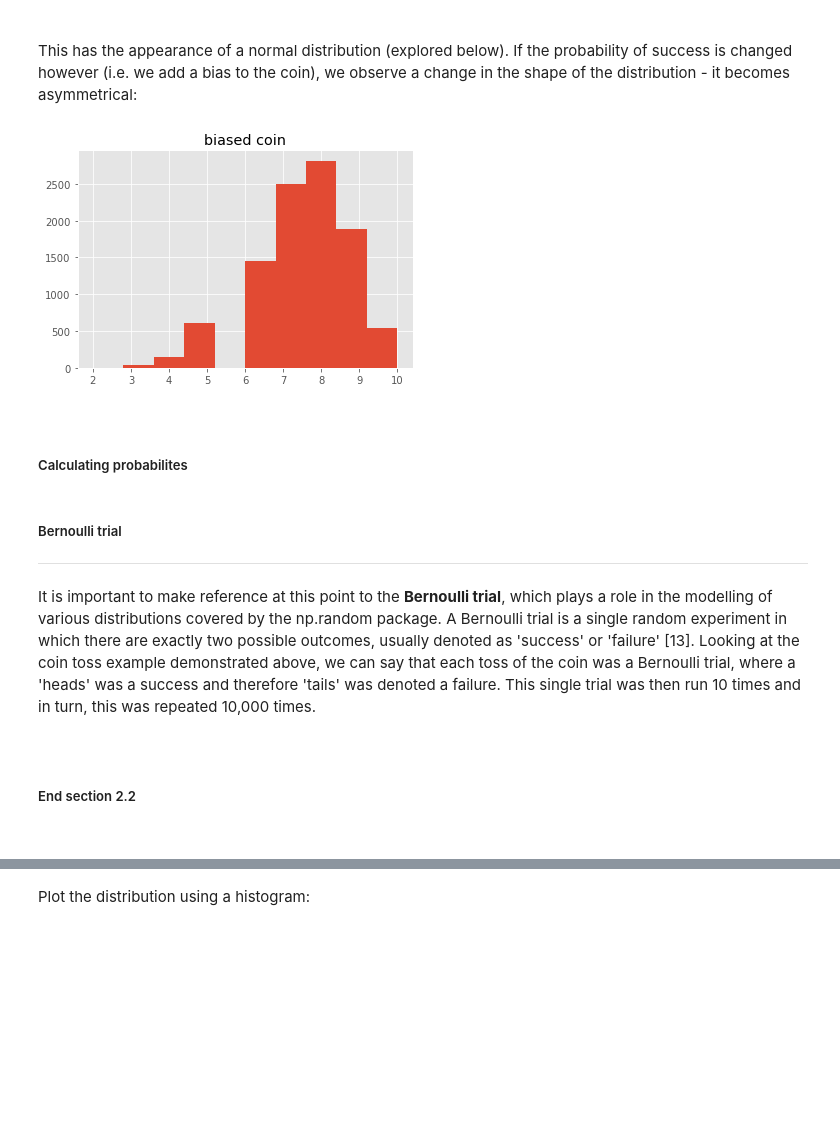
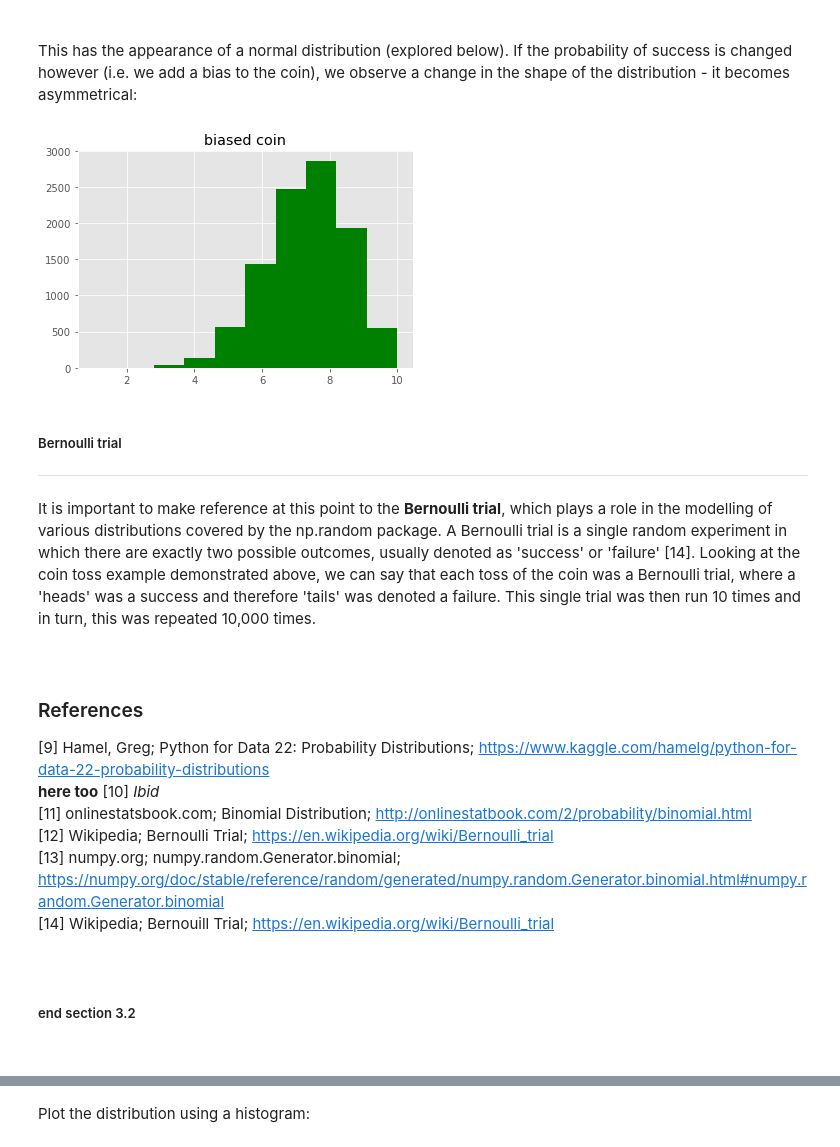
Before and after one commit to colm-o-caoimh/NumpyRandom, a Jupyter notebook: Assignment2020.ipynb, the cells around one changed output, grey strips where cells are left out. Saved outputs shown, nothing was run; the diff lists cells and outputs as text; code cells hidden in the pictures; blank space fills up the shorter version.

```diff
--- a/Assignment2020.ipynb
+++ b/Assignment2020.ipynb
@@ -365,24 +396,31 @@ This has the appearance of a normal distribution (explored below). If the probab
 n, p = 10, .75  # number of trials, probability of each trial
 biased_coin = rng.binomial(n, p, 10000) # result of tossing a coin 10 times, tested 10000 times.
 # %%
-plt.hist(biased_coin)
+plt.hist(biased_coin, color='green')
 plt.title("biased coin")
 plt.show()
 # %% [output]
-[figure, old version]
+[figure, new version]
-# %% [markdown]
-<br>
-
-##### Calculating probabilites
 # %% [markdown]
 ##### Bernoulli trial
 ***
 
-It is important to make reference at this point to the **Bernoulli trial**, which plays a role in the modelling of various distributions covered by the np.random package. A Bernoulli trial is a single random experiment in which there are exactly two possible outcomes, usually denoted as 'success' or 'failure' [13]. Looking at the coin toss example demonstrated above, we can say that each toss of the coin was a Bernoulli trial, where a 'heads' was a success and therefore 'tails' was denoted a failure. This single trial was then run 10 times and in turn, this was repeated 10,000 times.
+It is important to make reference at this point to the **Bernoulli trial**, which plays a role in the modelling of various distributions covered by the np.random package. A Bernoulli trial is a single random experiment in which there are exactly two possible outcomes, usually denoted as 'success' or 'failure' [14]. Looking at the coin toss example demonstrated above, we can say that each toss of the coin was a Bernoulli trial, where a 'heads' was a success and therefore 'tails' was denoted a failure. This single trial was then run 10 times and in turn, this was repeated 10,000 times.
+# %% [markdown]
+<br>
+
+### References
+
+[9] Hamel, Greg; Python for Data 22: Probability Distributions; https://www.kaggle.com/hamelg/python-for-data-22-probability-distributions <br> **here too**
+[10] *Ibid* <br>
+[11] onlinestatsbook.com; Binomial Distribution; http://onlinestatbook.com/2/probability/binomial.html <br>
+[12] Wikipedia; Bernoulli Trial; https://en.wikipedia.org/wiki/Bernoulli_trial <br>
+[13] numpy.org; numpy.random.Generator.binomial; https://numpy.org/doc/stable/reference/random/generated/numpy.random.Generator.binomial.html#numpy.random.Generator.binomial <br>
+[14] Wikipedia; Bernouill Trial; https://en.wikipedia.org/wiki/Bernoulli_trial<br>
 # %% [markdown]
 <br>
 
-##### End section 2.2
+##### end section 3.2
 
 <br>
 # %% [markdown]
```
Also changed, not shown: parts of 54 cells of this notebook.
